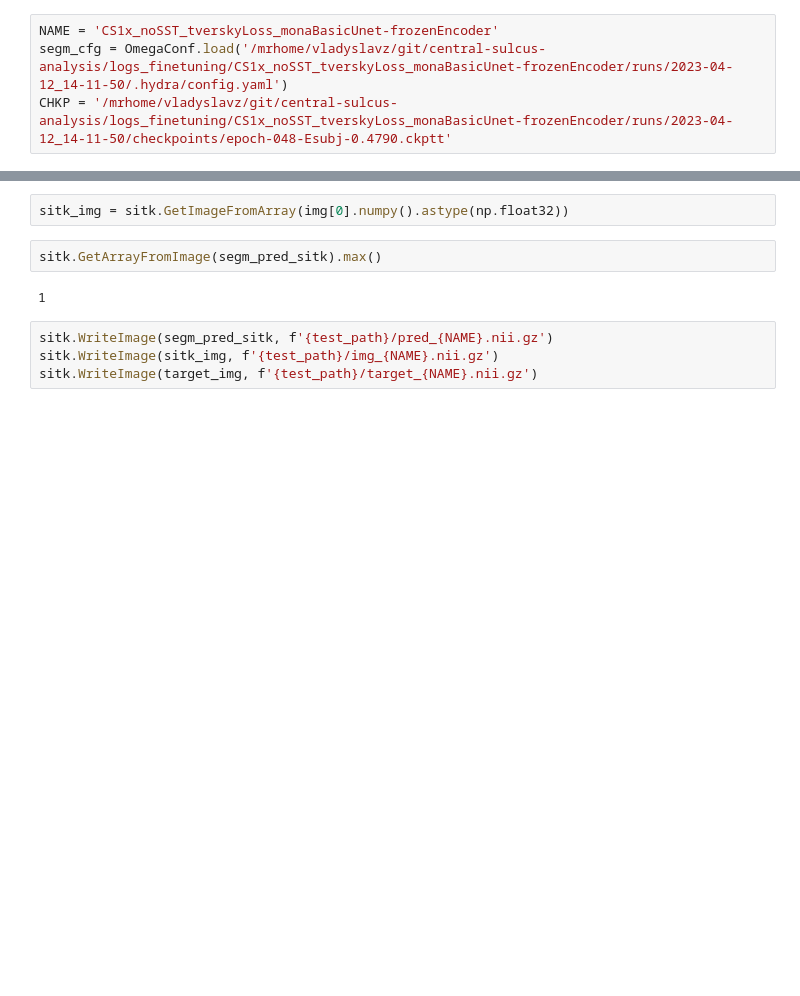
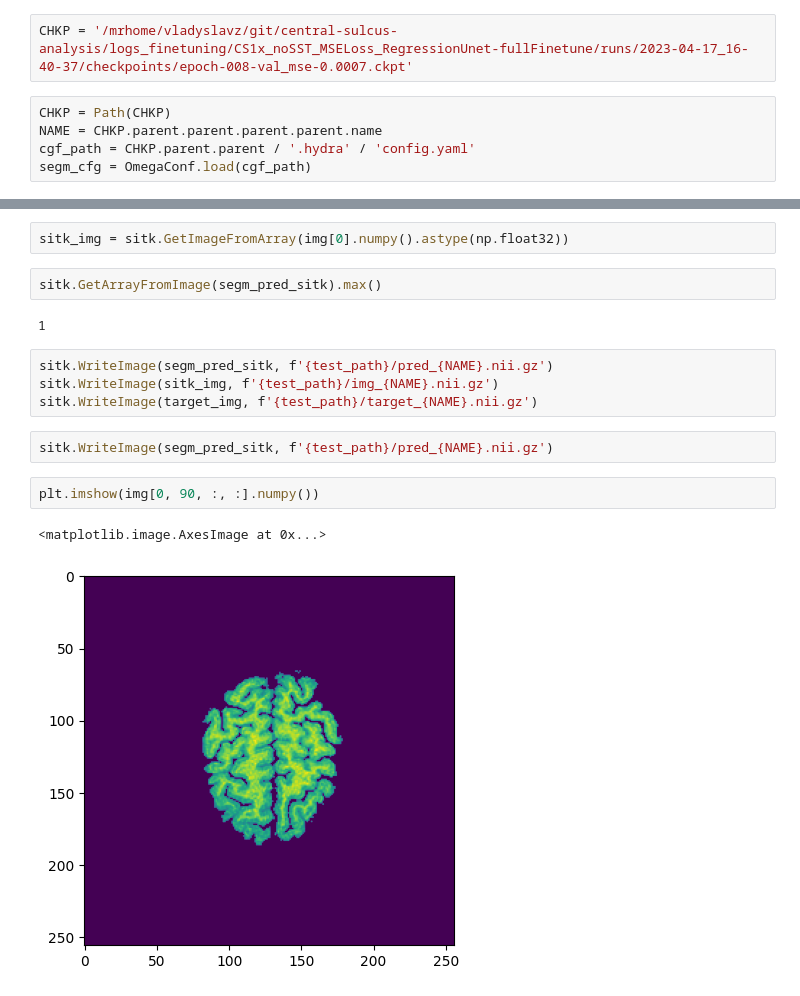
Before and after one commit to Vivikar/central-sulcus-analysis, a Jupyter notebook: notebooks/11_VaildQualitativeAssesment.ipynb, the cells around one changed output, grey strips where cells are left out. Saved outputs shown, nothing was run; the diff lists cells and outputs as text; blank space fills up the shorter version.

Commit message:
unsuccsf regression tests

```diff
--- a/notebooks/11_VaildQualitativeAssesment.ipynb
+++ b/notebooks/11_VaildQualitativeAssesment.ipynb
@@ -44,10 +44,13 @@ import SimpleITK as sitk
 
 sitk.ProcessObject_SetGlobalWarningDisplay(False)
 test_path = '/mrhome/vladyslavz/Pictures/test_imgs'
-# %%
-NAME = 'CS1x_noSST_tverskyLoss_monaBasicUnet-frozenEncoder'
-segm_cfg = OmegaConf.load('/mrhome/vladyslavz/git/central-sulcus-analysis/logs_finetuning/CS1x_noSST_tverskyLoss_monaBasicUnet-frozenEncoder/runs/2023-04-12_14-11-50/.hydra/config.yaml')
-CHKP = '/mrhome/vladyslavz/git/central-sulcus-analysis/logs_finetuning/CS1x_noSST_tverskyLoss_monaBasicUnet-frozenEncoder/runs/2023-04-12_14-11-50/checkpoints/epoch-048-Esubj-0.4790.ckptt'
+# %%
+CHKP = '/mrhome/vladyslavz/git/central-sulcus-analysis/logs_finetuning/CS1x_noSST_MSELoss_RegressionUnet-fullFinetune/runs/2023-04-17_16-40-37/checkpoints/epoch-008-val_mse-0.0007.ckpt'
+# %%
+CHKP = Path(CHKP)
+NAME = CHKP.parent.parent.parent.parent.name
+cgf_path = CHKP.parent.parent / '.hydra' / 'config.yaml'
+segm_cfg = OmegaConf.load(cgf_path)
 # %%
 
 # segm_cfg.model.encoder_chkp = '/mrhome/vladyslavz/git/central-sulcus-analysis/logs_sst/synthseg-monai-BasicUnet-1.5x-half/runs/2023-04-13_16-13-49/checkpoints/epoch-251_val_loss-0.000.ckpt'
@@ -100,3 +105,10 @@ sitk.GetArrayFromImage(segm_pred_sitk).max()
 sitk.WriteImage(segm_pred_sitk, f'{test_path}/pred_{NAME}.nii.gz')
 sitk.WriteImage(sitk_img, f'{test_path}/img_{NAME}.nii.gz')
 sitk.WriteImage(target_img, f'{test_path}/target_{NAME}.nii.gz')
+# %%
+sitk.WriteImage(segm_pred_sitk, f'{test_path}/pred_{NAME}.nii.gz')
+# %%
+plt.imshow(img[0, 90, :, :].numpy())
+# %% [output]
+<matplotlib.image.AxesImage at 0x...>
+[figure, added]
```
Also changed, not shown: parts of 5 cells of this notebook, 12 other files.
